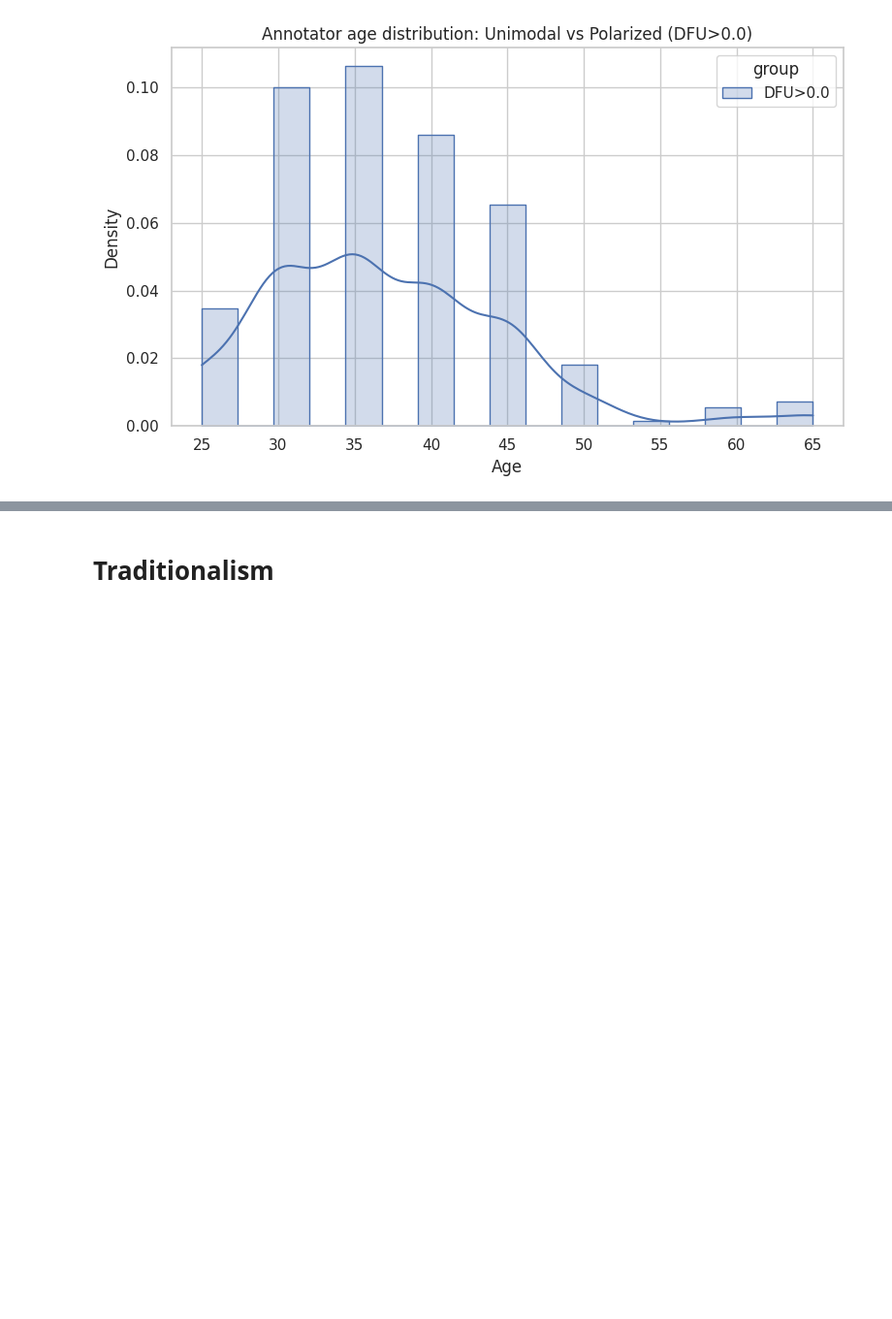
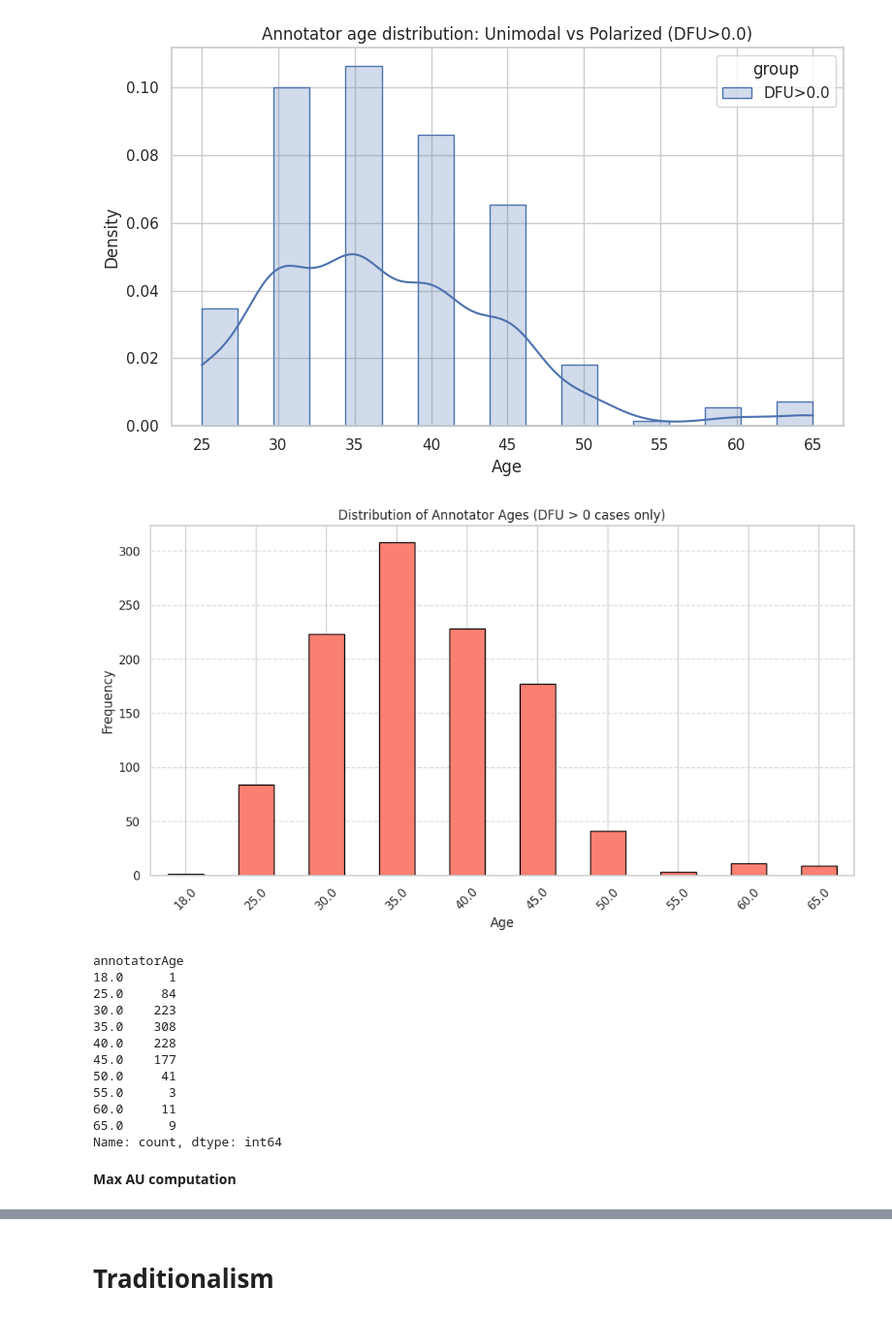
Before and after one commit to Swkratis210204/llm-dfu-bias-study, a Jupyter notebook: Thesis/Code/ThesisCodef.ipynb, the cells around one changed output, grey strips where cells are left out. Shown at 97% size. Cells and saved outputs as stored; diff of their text form; code cells hidden in the pictures; blank space fills up the shorter version.

```diff
--- a/Thesis/Code/ThesisCodef.ipynb
+++ b/Thesis/Code/ThesisCodef.ipynb
@@ -1117,3 +1085,42 @@ plt.tight_layout()
 plt.show()
 # %% [output]
 [figure]
+# %%
+polarized = shortlist[shortlist["DFU"] > 0]
+
+# Explode ages to annotation-level
+df_long = polarized.explode(["annotatorAge"]).dropna(subset=["annotatorAge"])
+df_long["annotatorAge"] = pd.to_numeric(df_long["annotatorAge"], errors="coerce")
+df_long = df_long.dropna(subset=["annotatorAge"])
+
+# Count frequencies
+age_counts = df_long["annotatorAge"].value_counts().sort_index()
+
+# Plot histogram
+plt.figure(figsize=(12,6))
+age_counts.plot(kind="bar", color="salmon", edgecolor="black")
+plt.title("Distribution of Annotator Ages (DFU > 0 cases only)")
+plt.xlabel("Age")
+plt.ylabel("Frequency")
+plt.xticks(rotation=45)
+plt.grid(axis="y", linestyle="--", alpha=0.7)
+plt.show()
+
+# Show top 20 most frequent ages
+print(age_counts.head(20))
+# %% [output]
+[figure, added]
+annotatorAge
+18.0      1
+25.0     84
+30.0    223
+35.0    308
+40.0    228
+45.0    177
+50.0     41
+55.0      3
+60.0     11
+65.0      9
+Name: count, dtype: int64
+# %% [markdown]
+**Max AU computation**
```
Also changed, not shown: parts of 56 cells of this notebook, 5 other files.
